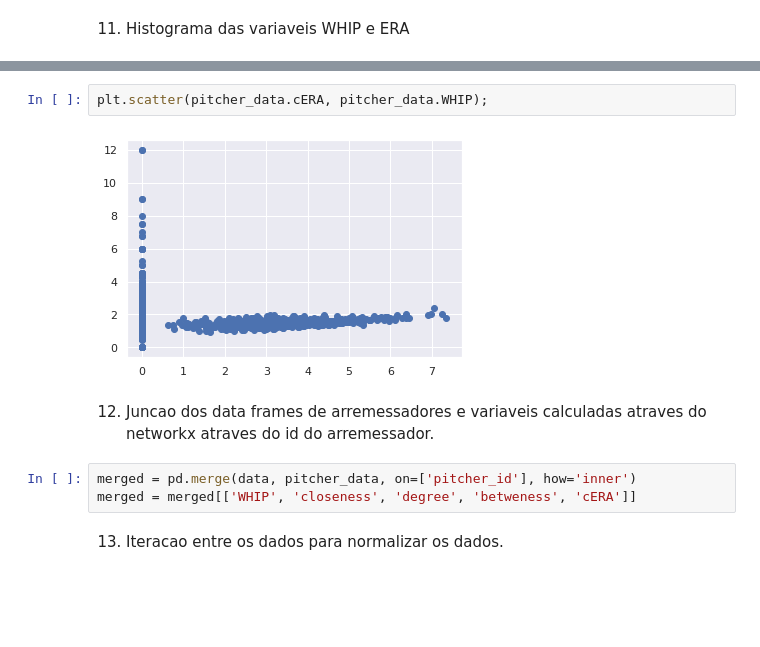
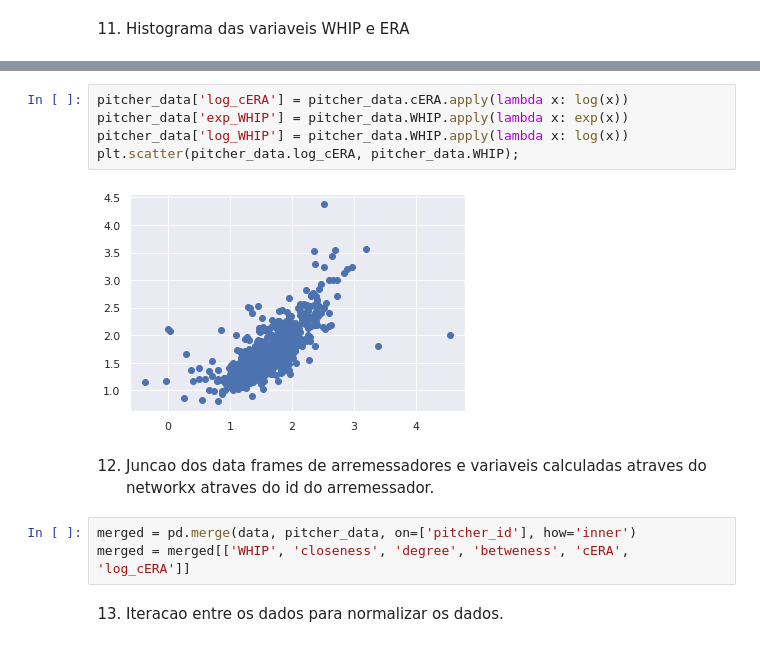
Before and after one commit to VFermat/projeto-redes, a Jupyter notebook: metrics.ipynb, the cells around one changed output, grey strips where cells are left out. Drawn from its saved outputs; the diff is of its cells as text; blank space fills up the shorter version.

```diff
--- a/metrics.ipynb
+++ b/metrics.ipynb
@@ -89,12 +91,15 @@ plt.hist(pitcher_data.cERA, bins=50); #32
-# %%
-plt.scatter(pitcher_data.cERA, pitcher_data.WHIP);
-# %% [output]
-[figure, removed]
+# %%
+pitcher_data['log_cERA'] = pitcher_data.cERA.apply(lambda x: log(x))
+pitcher_data['exp_WHIP'] = pitcher_data.WHIP.apply(lambda x: exp(x))
+pitcher_data['log_WHIP'] = pitcher_data.WHIP.apply(lambda x: log(x))
+plt.scatter(pitcher_data.log_cERA, pitcher_data.WHIP);
+# %% [output]
+[figure, added]
 # %% [markdown]
 12. Juncao dos data frames de arremessadores e variaveis calculadas atraves do networkx atraves do id do arremessador.
 # %%
 merged = pd.merge(data, pitcher_data, on=['pitcher_id'], how='inner')
-merged = merged[['WHIP', 'closeness', 'degree', 'betweness', 'cERA']]
+merged = merged[['WHIP', 'closeness', 'degree', 'betweness', 'cERA', 'log_cERA']]
 # %% [markdown]
 13. Iteracao entre os dados para normalizar os dados.
 # %%
```
Also changed, not shown: parts of 7 cells of this notebook, 11 other files.
